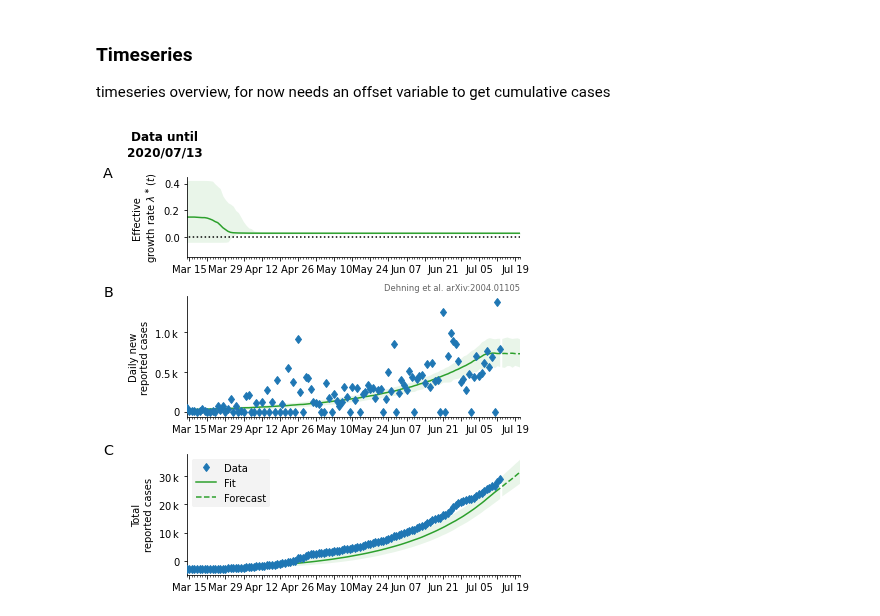
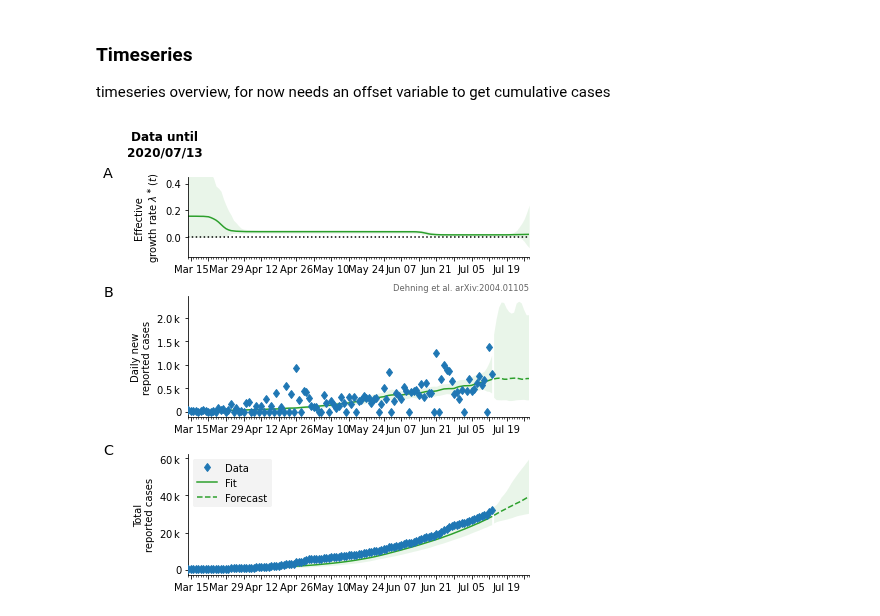
Before and after one commit to Patrick5455/Change-Point-Analysis-of-Covid19-Bayesian-Inference-SIR-SEIR-Modelling, a Jupyter notebook: dependencies/covid19_inference-master/scripts/interactive/example_one_bundesland.ipynb, the cells around one changed output. Drawn from its saved outputs; the diff is of its cells as text; code cells hidden in the pictures.

```diff
--- a/dependencies/covid19_inference-master/scripts/interactive/example_one_bundesland.ipynb
+++ b/dependencies/covid19_inference-master/scripts/interactive/example_one_bundesland.ipynb
@@ -131,3 +131,6 @@ ghana_new_record.index.isna().any()
 False
 # %% [markdown]
 > Get when the first 100 case was recorded
+# %%
+ghana_covid_100 = ghana_cumm_record[ghana_cumm_record.confirmed >=100]['confirmed'].head(5)
+ghana_covid_100
@@ -222,9 +233,9 @@ diff_data_sim = 16  # should be significantly larger than the expected delay, in
 num_days_forecast = 8
 # %%
 # We set the priors for the changepoints here
-prior_date_mild_dist_begin = datetime.datetime(2020, 3, 30) # partial lockdown
-# prior_date_strong_dist_begin = datetime.datetime(2020, 6, 17)
-# prior_date_contact_ban_begin = datetime.datetime(2020, 7, 19)
+prior_date_mild_dist_begin = datetime.datetime(2020, 3, 30)
+prior_date_strong_dist_begin = datetime.datetime(2020, 6, 15)
+prior_date_contact_ban_begin = datetime.datetime(2020, 7, 26)
 # %%
 change_points = [
     dict(
@@ -233,18 +244,18 @@ change_points = [
         pr_median_lambda=0.2,
         pr_sigma_lambda=1,
     ),
-    # dict(
-    #     pr_mean_date_transient=prior_date_strong_dist_begin,
-    #     pr_sigma_date_transient=1.5,
-    #     pr_median_lambda=1 / 8,
-    #     pr_sigma_lambda=1,
-    # ),
-    # dict(
-    #     pr_mean_date_transient=prior_date_contact_ban_begin,
-    #     pr_sigma_date_transient=1.5,
-    #     pr_median_lambda=1 / 8 / 2,
-    #     pr_sigma_lambda=1,
-    # ),
+    dict(
+        pr_mean_date_transient=prior_date_strong_dist_begin,
+        pr_sigma_date_transient=1.5,
+        pr_median_lambda=1 / 8,
+        pr_sigma_lambda=1,
+    ),
+    dict(
+        pr_mean_date_transient=prior_date_contact_ban_begin,
+        pr_sigma_date_transient=1.5,
+        pr_median_lambda=1 / 8 / 2,
+        pr_sigma_lambda=1,
+    ),
 ]
 # %% [markdown]
 
@@ -253,13 +264,13 @@ Next, we create the model! There are default values for most of the function arg
 but we will try to explicitly set all kwargs for the sake of this example.
 # %%
 params_model = dict(
-    new_cases_obs=train_data[:],
+    new_cases_obs=new_cases_obs[:],
     data_begin=bd,
     fcast_len=num_days_forecast,
     diff_data_sim=diff_data_sim,
-    N_population= 31072940,
+    N_population=31072940,
 )
-# Median of the prior for the delay in case reporting, we assume 3 days
+# Median of the prior for the delay in case reporting, we assume 10 days
 pr_delay = 3
 # %% [markdown]
 
@@ -426,10 +437,10 @@ Possible varnames are :
 ### Timeseries
 timeseries overview, for now needs an offset variable to get cumulative cases
 # %%
-fig, axes = cov19.plot.timeseries_overview(this_model, model1, offset=-3000)
+fig, axes = cov19.plot.timeseries_overview(this_model, model1, offset=ghana_covid_100[0])
 plt.savefig(fname="timeseries_model1.png", format='png')
 # %% [output]
-[figure, old version]
+[figure, new version]
 # %%
 # ### Changepoints
 
```
Also changed, not shown: parts of 4 cells of this notebook.
